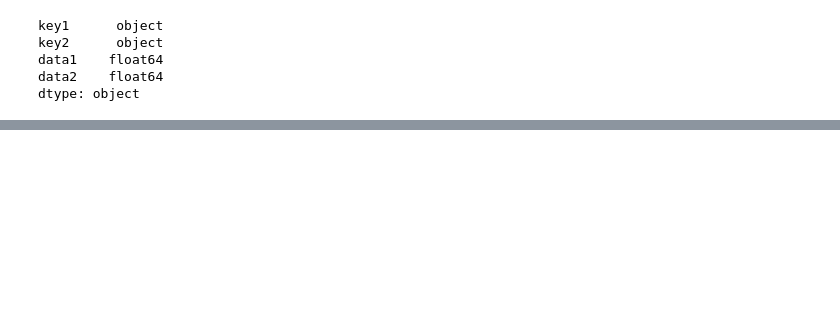
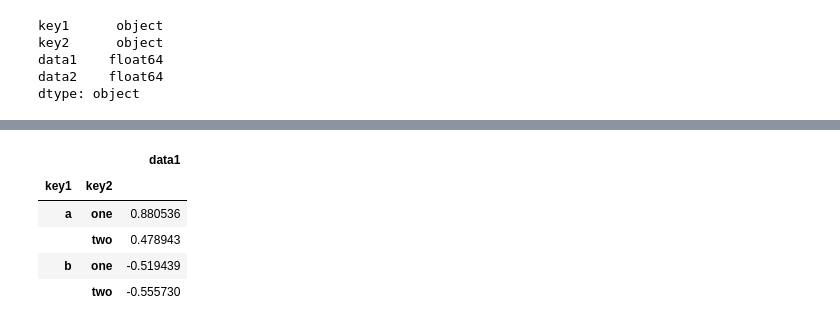
Before and after one commit to netager/Quick_Ref, a Jupyter notebook: data_analysis/Pandas/pandas_basic.ipynb, the cells around one changed output, grey strips where cells are left out. Cells and saved outputs as stored; diff of their text form; code cells hidden in the pictures; blank space fills up the shorter version.

```diff
--- a/data_analysis/Pandas/pandas_basic.ipynb
+++ b/data_analysis/Pandas/pandas_basic.ipynb
@@ -3770,0 +3800,11 @@ dtype: object
+# %%
+# 대용량 데이터를 다룰 경우 소수의 컬럼만 집계하고 싶을때 사용
+# DataFrame으로 반환
+df.groupby(['key1', 'key2'])[['data1']].mean()
+# %% [output]
+|  |  | data1 |
+| key1 | key2 |  |
+| a | one | 0.880536 |
+|  | two | 0.478943 |
+| b | one | -0.519439 |
+|  | two | -0.555730 |
```
Also changed, not shown: parts of 14 cells of this notebook.
